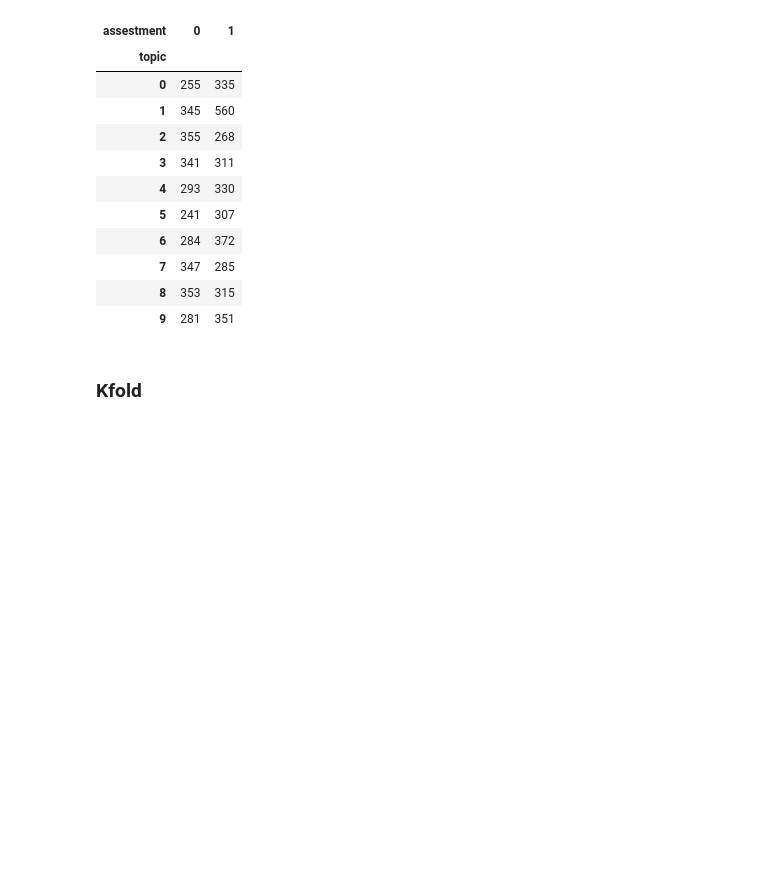
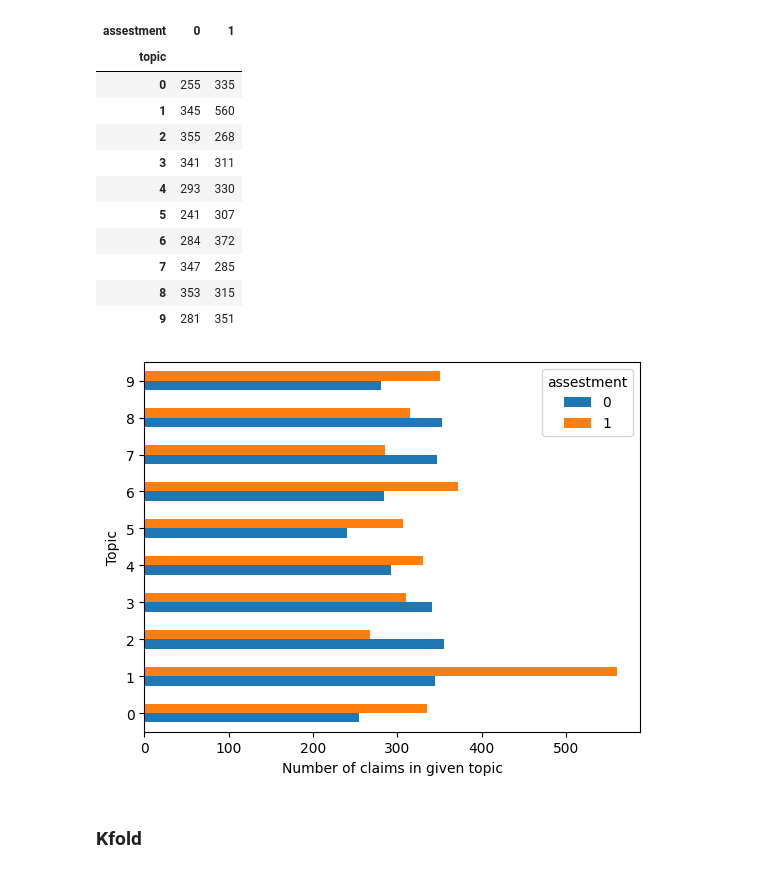
Before and after one commit to MarBry111/Fake-News-Detection-for-statements-in-Polish-Language, a Jupyter notebook: 02_classical_ml/02_01_statements_data_logreg.ipynb, the cells around one changed output. Drawn from its saved outputs; the diff is of its cells as text; code cells hidden in the pictures; blank space fills up the shorter version.

```diff
--- a/02_classical_ml/02_01_statements_data_logreg.ipynb
+++ b/02_classical_ml/02_01_statements_data_logreg.ipynb
@@ -139,6 +139,26 @@ y_train_u_topics.groupby(['topic', 'assestment']).sum().reset_index().pivot(inde
 | 7 | 347 | 285 |
 | 8 | 353 | 315 |
 | 9 | 281 | 351 |
+# %%
+df_plot = y_train_u_topics.groupby(['topic', 'assestment']).sum().reset_index().pivot(index='topic',columns='assestment',values='n')
+# df_plot[1] = -df_plot[1]
+# %%
+# Transpose the DataFrame
+# df_plot = df_plot.transpose()
+
+# Plotting bidirectional bar plot
+fig, ax = plt.subplots()
+df_plot.plot(kind='barh', stacked=False, ax=ax)
+
+# Adjusting labels and legend
+ax.set_ylabel('Topic')
+ax.set_xlabel('Number of claims in given topic')
+# ax.set_title('Bidirectional Bar Plot')
+# ax.legend(title='Assessment', bbox_to_anchor=(1.05, 1), loc='upper left')
+
+plt.show()
+# %% [output]
+[figure, added]
 # %%
 # with open('../datasets/used_data/03_bert_like_models/02_topics.npy', 'wb') as f:
 #     np.save(f, np.array(topics))
```
Also changed, not shown: parts of 2 cells of this notebook, 1 other file.
